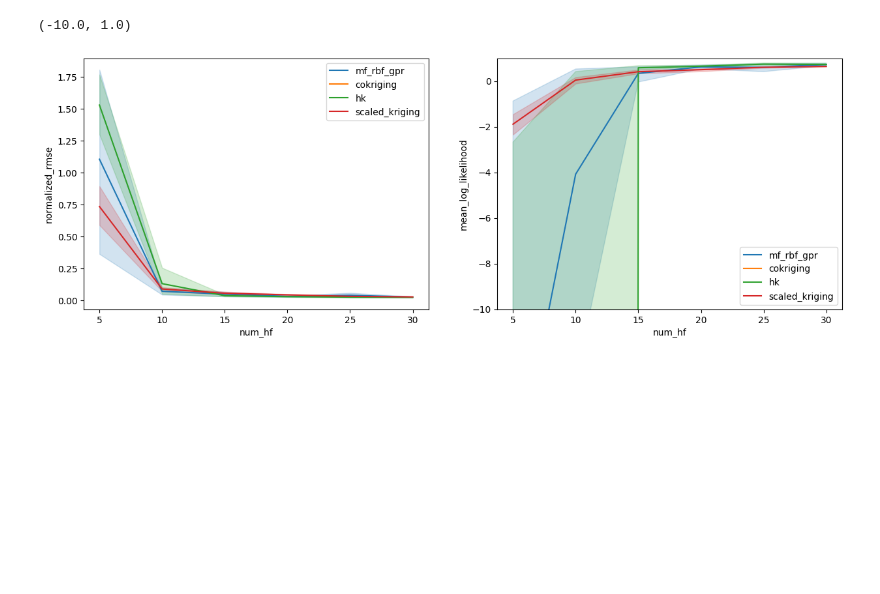
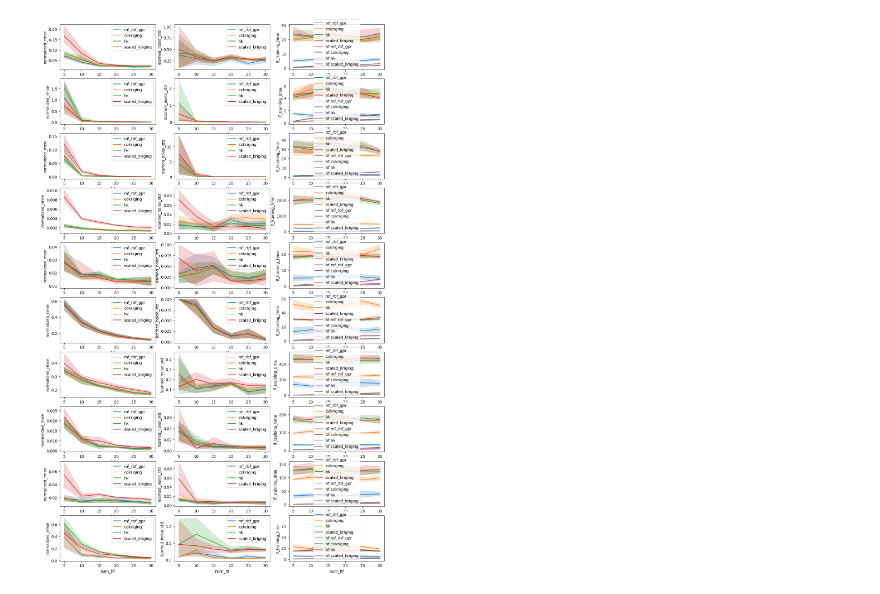
Before and after one commit to bessagroup/mfbml, a Jupyter notebook: studies/gpr_comprehensive_experiments/all_methods_noise/lf200/results_analysis_ablation.ipynb, the cells around one changed output. Saved outputs shown, nothing was run; the diff lists cells and outputs as text; code cells hidden in the pictures; blank space fills up the shorter version.

```diff
--- a/studies/gpr_comprehensive_experiments/all_methods_noise/lf200/results_analysis_ablation.ipynb
+++ b/studies/gpr_comprehensive_experiments/all_methods_noise/lf200/results_analysis_ablation.ipynb
@@ -8,9 +8,9 @@ from matplotlib.patches import Patch
 # create a dataframe to store results
 results = pd.DataFrame()
 # use a for loop to read all csv files
-inputs = pd.read_csv('exp_mf_rbf_gpr_results_input.csv', index_col=0)
+inputs = pd.read_csv('exp_noise_doe_experiments_input.csv', index_col=0)
 # read the outpout
-outputs = pd.read_csv('exp_mf_rbf_gpr_results_output.csv', index_col=0)
+outputs = pd.read_csv('exp_noise_doe_experiments_output.csv', index_col=0)
 
 # merge the inputs and outputs
 results = pd.concat([inputs, outputs], axis=1)
@@ -33,3 +17,5 @@ results
+# %%
+results["learned_noise_std"] = np.abs(results["learned_noise_std"]-0.1)
 # %%
 # get a subset of the data with method = 'cokriging', "hk","scaled_kriging", "mf_rbf_gpr"
 mf_rbf_gpr_results = results[results['method'] == 'mf_rbf_gpr']
@@ -41,32 +92,47 @@ scaled_kriging_results = results[results['method']
 # %%
-# plot the results by normalized_mae vs number of evaluations
-problem = 'mf_Bohachevsky'
-num_lf = 200
-# select the subset of the data with problem = 'mf_Bohachevsky' and num_lf = 100
+# give me a figure with (10, 3) plots so that the above figure can go over all the problems
+fig, ax = plt.subplots(10, 3, figsize=(15, 25))
 
+for i, problem in enumerate(results['problem'].unique()):
+    # plot the results for problem mf_Sixhump
+    sns.lineplot(data= mf_rbf_gpr_results[mf_rbf_gpr_results['problem'] == problem], x='num_hf',
+                y='normalized_rmse',  label='mf_rbf_gpr', ax=ax[i, 0])
+    sns.lineplot(data=cokriging_results[cokriging_results["problem"] == problem], x='num_hf',
+                y='normalized_rmse',  label='cokriging', ax=ax[i,0])
+    sns.lineplot(data=hk_results[hk_results['problem']==problem], x='num_hf',
+                y='normalized_rmse', ax=ax[i,0], label='hk')
+    sns.lineplot(data=scaled_kriging_results[scaled_kriging_results['problem']==problem], x='num_hf',
+                y='normalized_rmse', ax=ax[i, 0], label='scaled_kriging')
 
-fig, ax = plt.subplots(1, 2, figsize=(15, 5))
+    # plot the mean_log_likelihood
+    sns.lineplot(data= mf_rbf_gpr_results[mf_rbf_gpr_results['problem'] == problem], x='num_hf',
+                y='learned_noise_std',  label='mf_rbf_gpr', ax=ax[i, 1])
+    sns.lineplot(data=cokriging_results[cokriging_results["problem"] == problem], x='num_hf',
+                    y='learned_noise_std',  label='cokriging', ax=ax[i, 1])
+    sns.lineplot(data=hk_results[hk_results['problem']==problem], x='num_hf',
+                    y='learned_noise_std', ax=ax[i, 1], label='hk')
+    sns.lineplot(data=scaled_kriging_results[scaled_kriging_results['problem']==problem], x='num_hf',
+                    y='learned_noise_std', ax=ax[i, 1], label='scaled_kriging')
 
-# plot the results
-sns.lineplot(data=mf_rbf_gpr_results, x='num_hf',
-             y='normalized_rmse',  label='mf_rbf_gpr', ax=ax[0])
-sns.lineplot(data=cokriging_results, x='num_hf',
-             y='normalized_rmse',  label='cokriging', ax=ax[0])
-sns.lineplot(data=hk_results, x='num_hf',
-             y='normalized_rmse', ax=ax[0], label='hk')
-sns.lineplot(data=scaled_kriging_results, x='num_hf',
-             y='normalized_rmse', ax=ax[0], label='scaled_kriging')
-
-# plot the mean_log_likelihood
-sns.lineplot(data=mf_rbf_gpr_results, x='num_hf',
-             y='mean_log_likelihood',  label='mf_rbf_gpr', ax=ax[1])
-sns.lineplot(data=cokriging_results, x='num_hf',
-             y='mean_log_likelihood',  label='cokriging', ax=ax[1])
-sns.lineplot(data=hk_results, x='num_hf',
-             y='mean_log_likelihood', ax=ax[1], label='hk')
-sns.lineplot(data=scaled_kriging_results, x='num_hf',
-             y='mean_log_likelihood', ax=ax[1], label='scaled_kriging')
-ax[1].set_ylim(-10, 1)
+    # plot the lf and hf training time for the problem mf_Sixhump
+    sns.lineplot(data= mf_rbf_gpr_results[mf_rbf_gpr_results['problem'] == problem], x='num_hf',
+                y='lf_training_time',  label='mf_rbf_gpr', ax=ax[i, 2])
+    sns.lineplot(data=cokriging_results[cokriging_results["problem"] == problem], x='num_hf',
+                    y='lf_training_time',  label='cokriging', ax=ax[i, 2])
+    sns.lineplot(data=hk_results[hk_results['problem']==problem], x='num_hf',
+                    y='lf_training_time', ax=ax[i, 2], label='hk')
+    sns.lineplot(data=scaled_kriging_results[scaled_kriging_results['problem']==problem], x='num_hf',
+                    y='lf_training_time', ax=ax[i, 2], label='scaled_kriging')
+    # plot the hf training time in the same figure
+    sns.lineplot(data= mf_rbf_gpr_results[mf_rbf_gpr_results['problem'] == problem], x='num_hf',
+                y='hf_training_time',  label='hf mf_rbf_gpr', ax=ax[i, 2])
+    sns.lineplot(data=cokriging_results[cokriging_results["problem"] == problem], x='num_hf',
+                    y='hf_training_time',  label='hf cokriging', ax=ax[i, 2])
+    sns.lineplot(data=hk_results[hk_results['problem']==problem], x='num_hf',
+                    y='hf_training_time', ax=ax[i,2], label='hf hk')
+    sns.lineplot(data=scaled_kriging_results[scaled_kriging_results['problem']==problem], x='num_hf',
+                    y='hf_training_time', ax=ax[i, 2], label='hf scaled_kriging')
+# shoe the plot
+plt.show()
 # %% [output]
-(-10.0, 1.0)
-[figure, old version]
+[figure, new version]
```
Also changed, not shown: parts of 7 cells of this notebook, 13 other files.
